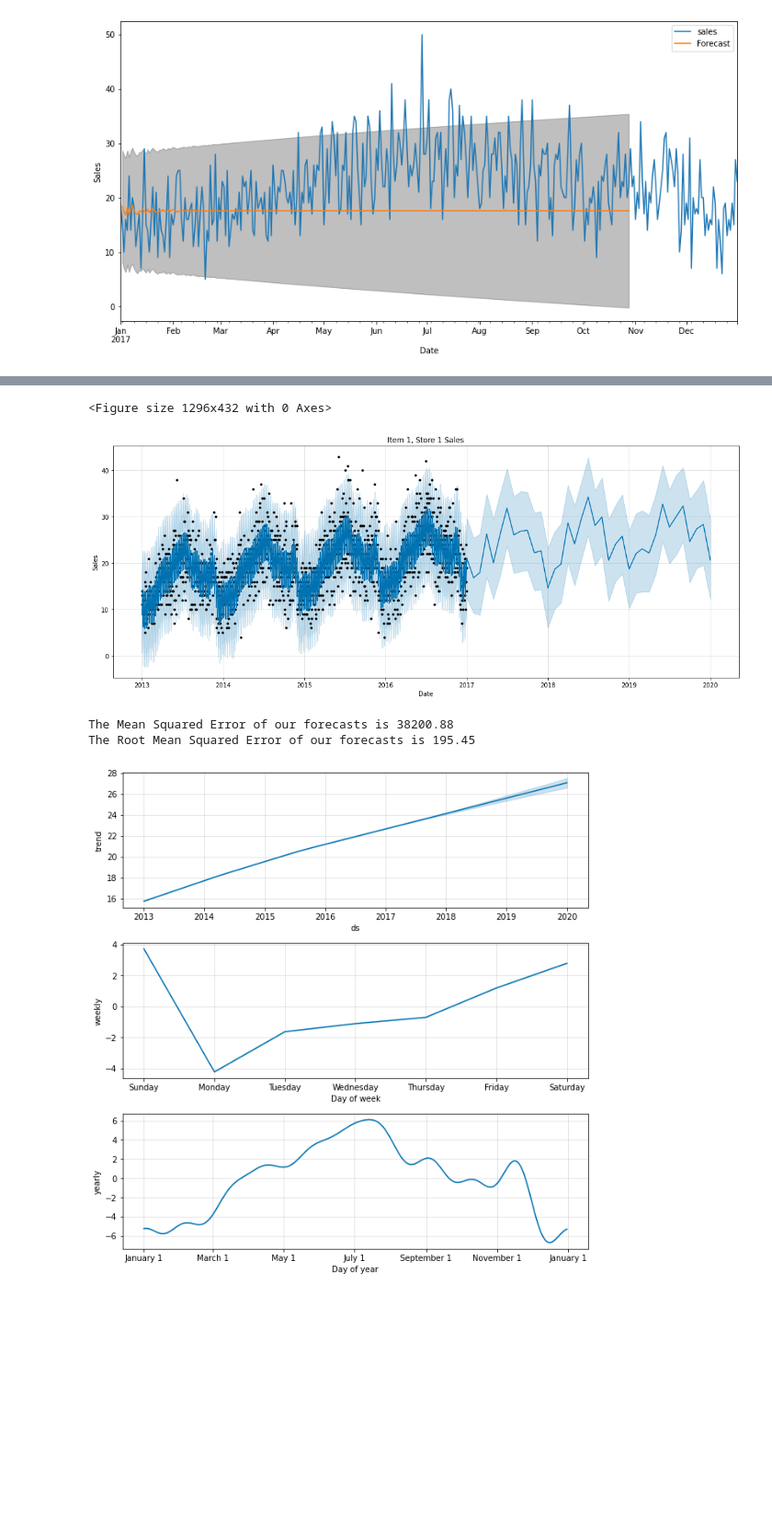
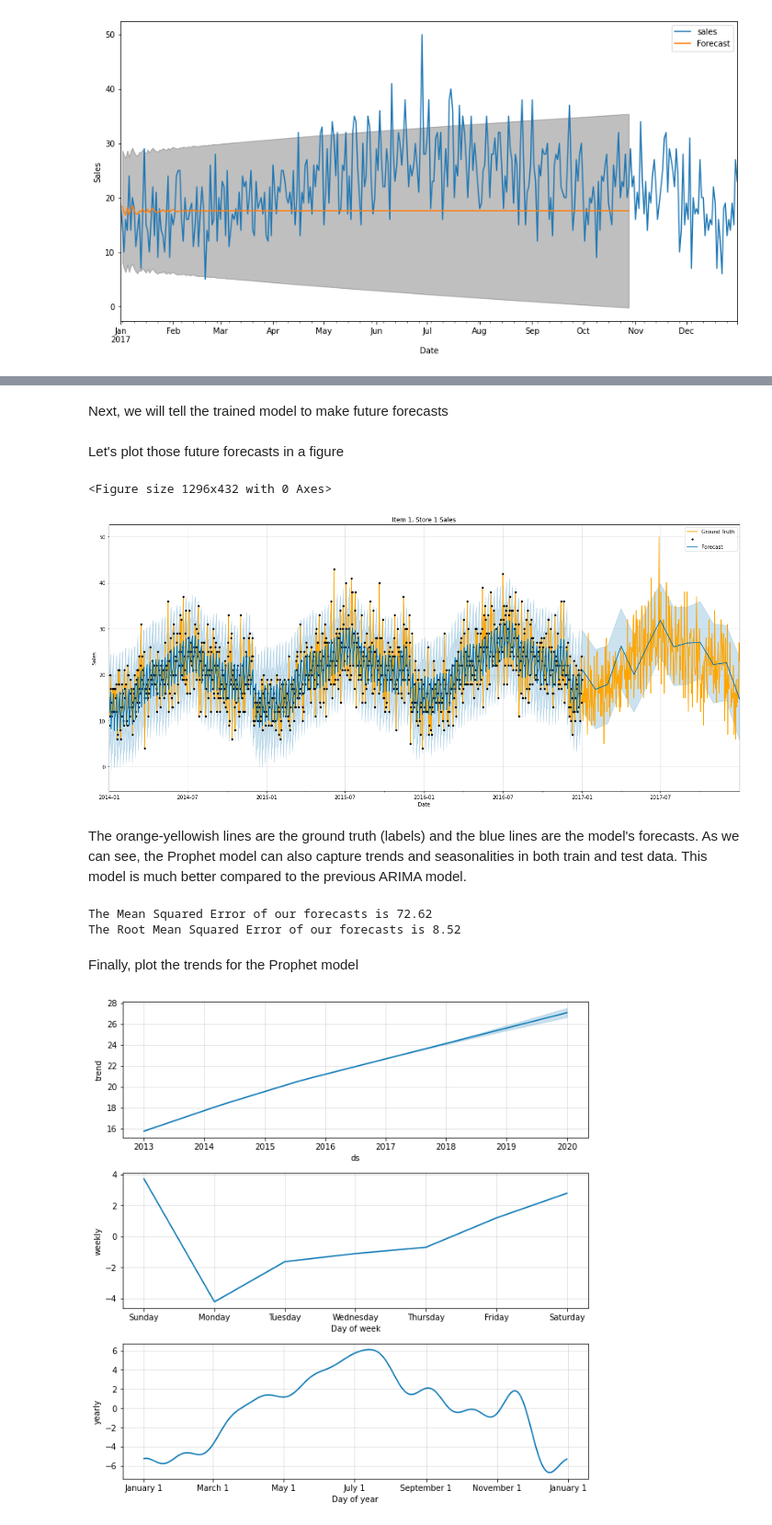
Before and after one commit to archeltaneka/sayurbox-technical-test, a Jupyter notebook: data-science.ipynb, the cells around one changed output, grey strips where cells are left out. Shown at 92% size. Cells and saved outputs as stored; diff of their text form; code cells hidden in the pictures; blank space fills up the shorter version.

Commit message:
docs: added more markdown and code comments for 'Model Building' part

```diff
--- a/data-science.ipynb
+++ b/data-science.ipynb
@@ -529,3 +622,5 @@ prophet_model.fit(y_train)
 INFO:fbprophet:Disabling daily seasonality. Run prophet with daily_seasonality=True to override this.
 <fbprophet.forecaster.Prophet at 0x...>
+# %% [markdown]
+Next, we will tell the trained model to make future forecasts
 # %%
@@ -532,23 +628,31 @@ INFO:fbprophet:Disabling daily seasonality. Run prophet with daily_seasonality=T
 forecast = prophet_model.make_future_dataframe(periods=36, freq='MS')
 forecast = prophet_model.predict(forecast)
+# %% [markdown]
+Let's plot those future forecasts in a figure
 # %%
 plt.figure(figsize=(18, 6))
-prophet_model.plot(forecast, xlabel = 'Date', ylabel = 'Sales', figsize=(15,6))
+ax = y['2014':].plot(label='observed', color='orange')
+prophet_model.plot(forecast, xlabel = 'Date', ylabel = 'Sales', figsize=(15,6), ax=ax)
 plt.title('Item {}, Store {} Sales'.format(item, store));
-
+plt.legend(['Ground Truth', '', 'Forecast'])
 plt.show()
 # %% [output]
 <Figure size 1296x432 with 0 Axes>
-[figure, old version]
+[figure, new version]
+# %% [markdown]
+The orange-yellowish lines are the ground truth (labels) and the blue lines are the model's forecasts. As we can see, the Prophet model can also capture trends and seasonalities in both train and test data. This model is much better compared to the previous ARIMA model.
 # %%
-y_forecasted = forecast['yhat'].loc[:364]
-y_truth = y_test.values[:,0]
+# MSE and RMSE Prophet model
+y_forecasted = forecast['yhat'].loc[:364] # get the first 365 values only
+y_truth = y_test.values[:,1]
 mse = ((y_forecasted - y_truth) ** 2).mean()
 print('The Mean Squared Error of our forecasts is {}'.format(round(mse, 2)))
 print('The Root Mean Squared Error of our forecasts is {}'.format(round(np.sqrt(mse), 2)))
 # %% [output]
-The Mean Squared Error of our forecasts is 38200.88
-The Root Mean Squared Error of our forecasts is 195.45
+The Mean Squared Error of our forecasts is 72.62
+The Root Mean Squared Error of our forecasts is 8.52
+# %% [markdown]
+Finally, plot the trends for the Prophet model
 # %%
 prophet_model.plot_components(forecast)
 # %% [output]
```
Also changed, not shown: parts of 28 cells of this notebook, 1 other file.
